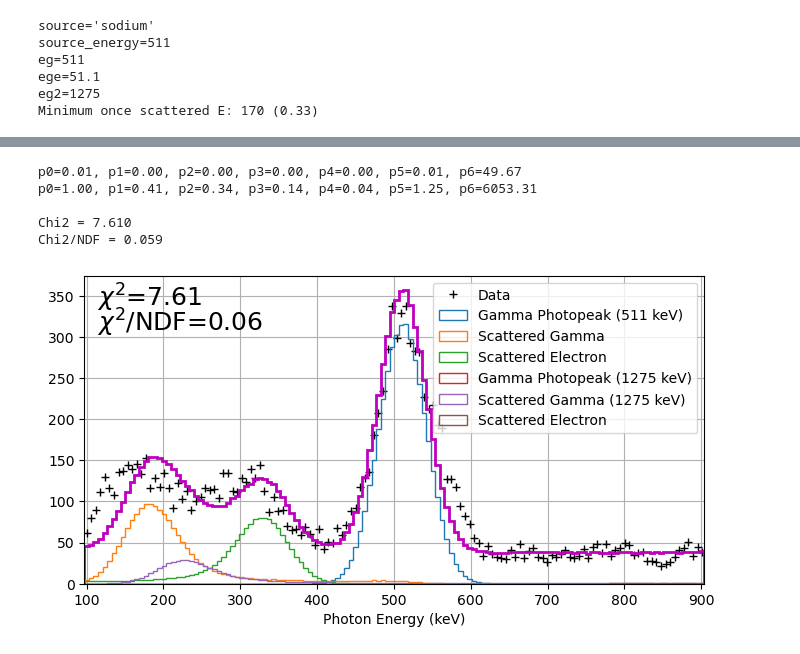
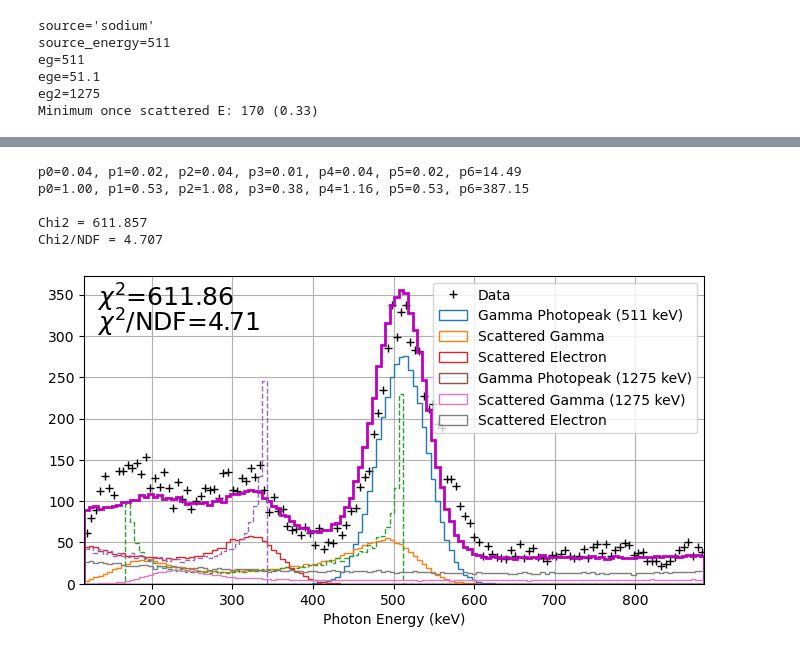
Before and after one commit to psimmerl/module_testing, a Jupyter notebook: notebooks/compton.ipynb, the cells around one changed output, grey strips where cells are left out. Saved outputs shown, nothing was run; the diff lists cells and outputs as text; code cells hidden in the pictures.

```diff
--- a/notebooks/compton.ipynb
+++ b/notebooks/compton.ipynb
@@ -122,7 +123,8 @@ def scatter_gammas(eg, theta):
 def klein_nishina(eg, theta):
     es = scatter_gamma(eg, theta)
     re, me = 1, 511
-    return 1/2 * re**2 * (eg/es)**2 * (eg/es + es/eg - np.sin(theta)**2)
+    return 1/2 * re**2 * (es/eg)**2 * (es/eg + eg/es - np.sin(theta)**2)
+    # return 1/2 * re**2 * (eg/es)**2 * (eg/es + es/eg - np.sin(theta)**2)
 
 # def smear(energy, kernel=ege/np.sqrt(eg)):
 #     return rng.normal(energy, kernel * np.sqrt(energy))
@@ -173,5 +250,5 @@ ax.grid()
 # %%
-n = 500_000
+n = 100_000
 
 ptheta = klein_nishina(eg, theta)
 # ptheta = np.abs(np.sin(theta))
@@ -292,7 +369,7 @@ def reweight(x, *args, return_all=False, match_data=False):
 
 popt = [ # Na22, mid=100090, ch=9
     1, # 1,
-    0.4, # 0.4,
+    0.6, # 0.4,
     0.4, # 0.4,
     # 0, # 180.91, # 0.2,
     0.2, # 0.4,
@@ -318,7 +395,7 @@ popt, pcov = sp.optimize.curve_fit(
     # bounds=(0, (u, u, u, u, 100)),#2000, 200)),
     # bounds=(0, (u, u, u, u, 100, 100)),#2000, 200)),
     # bounds=((0,0,0,0,0,ege/3), (u, u, u, u, 100, 500)),#2000, 200)),
-    bounds=((0,0,0,0,0,0,-20), (1,1,1,1,1,1,50)),#2000, 200)),
+    bounds=((0,0,0,0,0,0,0), (1,1,1,1,1,1,200)),#2000, 200)),
 )
 print(", ".join([f"p{i}={p:.2f}" for i, p in enumerate(popt)]))
 print(", ".join([f"p{i}={p/popt[0]:.2f}" for i, p in enumerate(popt)]))
@@ -378,36 +455,38 @@ values, be, _ = ax.hist(
 ndf = len(x_data) - sum(y_data==0) - (len(popt)+2)
 ndf = len(x_data) - sum(y_data==0) - (len(popt)-1)
 
 # chi2 = ( ((y_data - values))**2 ).sum()
 # print(f"Chi2 = {chi2:.3f}")
 # print(f"Chi2/NDF = {chi2 / ndf:.3f}")
 
-chi2 = ( ((y_data - values)/y_data)**2 ).sum()
+chi2 = ( (y_data - values)**2/np.maximum(1,y_data) ).sum()
 print(f"Chi2 = {chi2:.3f}")
 print(f"Chi2/NDF = {chi2 / ndf:.3f}")
 
 ax.text(0.02, 0.98, f"$\\chi^2$={chi2:.2f}", size=18, ha="left", va="top", transform=ax.transAxes)
 ax.text(0.02, 0.90, f"$\\chi^2$/NDF={chi2/ndf:.2f}", size=18, ha="left", va="top", transform=ax.transAxes)
 
 ax.hist(eg_gaus, weights=e_weight, bins=b, range=r, density=density, histtype="step", label="Gamma Photopeak (511 keV)")
 ax.hist(eg_scat1_smeared, weights=eg_weight, bins=b, range=r, density=density, histtype="step", label="Scattered Gamma")
+ax.hist(eg_scat1, weights=eg_weight, bins=b, range=r, density=density, histtype="step", linestyle="--")
 ax.hist(ee_scat1_smeared, weights=ee_weight, bins=b, range=r, density=density, histtype="step", label="Scattered Electron")
+ax.hist(ee_scat1, weights=ee_weight, bins=b, range=r, density=density, histtype="step", linestyle="--")
 
 ax.hist(eg2_gaus, weights=e2_weight, bins=b, range=r, density=density, histtype="step", label="Gamma Photopeak (1275 keV)")
 ax.hist(eg2_scat1_smeared, weights=eg2_weight, bins=b, range=r, density=density, histtype="step", label="Scattered Gamma (1275 keV)")
 ax.hist(ee2_scat1_smeared, weights=ee2_weight, bins=b, range=r, density=density, histtype="step", label="Scattered Electron")
 
 ax.set_xlabel("Photon Energy (keV)")
 ax.set_ylabel("probability" if density else None)#"count")
 ax.set_xlim(r)
 
 # ax.yscale("log")
 ax.legend(loc="upper right")
 ax.grid()
 # %% [output]
-p0=0.01, p1=0.00, p2=0.00, p3=0.00, p4=0.00, p5=0.01, p6=49.67
-p0=1.00, p1=0.41, p2=0.34, p3=0.14, p4=0.04, p5=1.25, p6=6053.31
+p0=0.04, p1=0.02, p2=0.04, p3=0.01, p4=0.04, p5=0.02, p6=14.49
+p0=1.00, p1=0.53, p2=1.08, p3=0.38, p4=1.16, p5=0.53, p6=387.15
 
-Chi2 = 7.610
-Chi2/NDF = 0.059
+Chi2 = 611.857
+Chi2/NDF = 4.707
-[figure, old version]
+[figure, new version]
```
Also changed, not shown: parts of 4 cells of this notebook, 2 other files.
